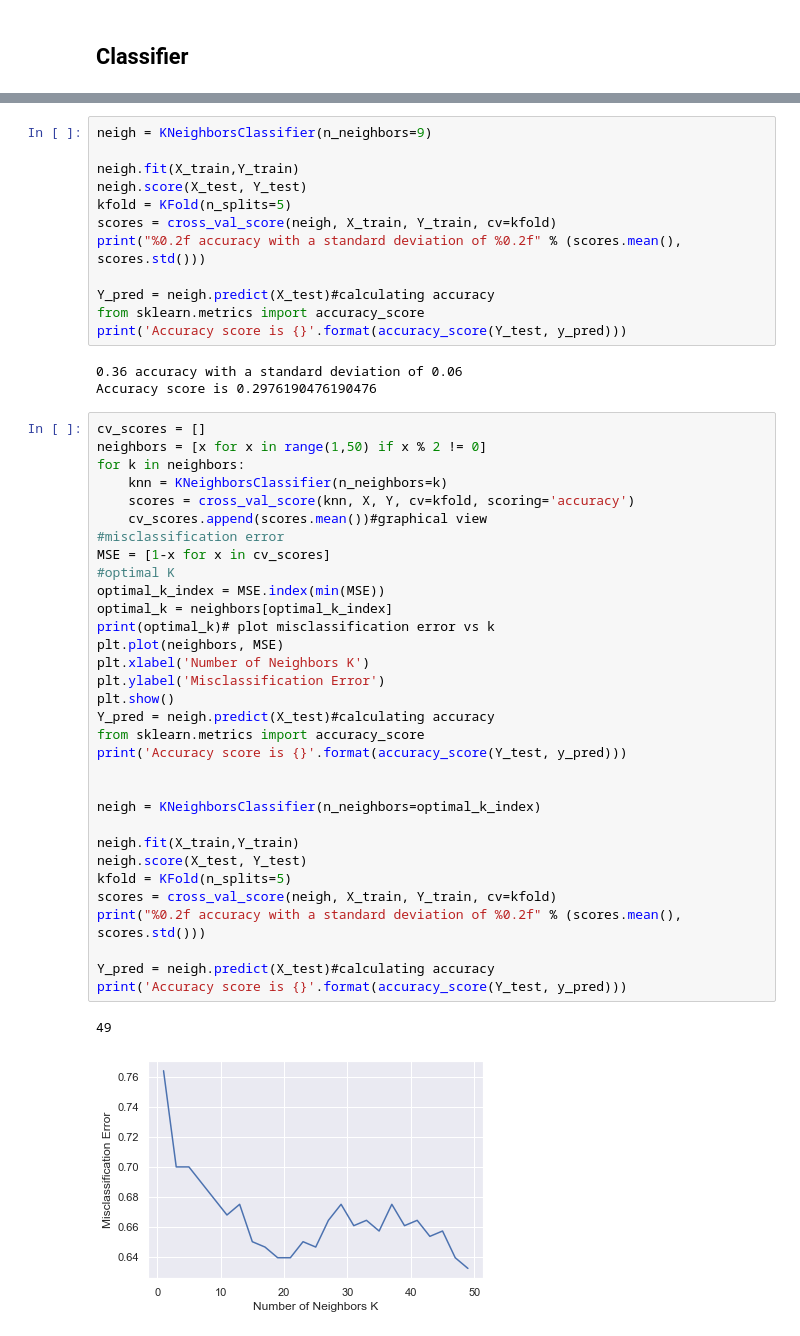
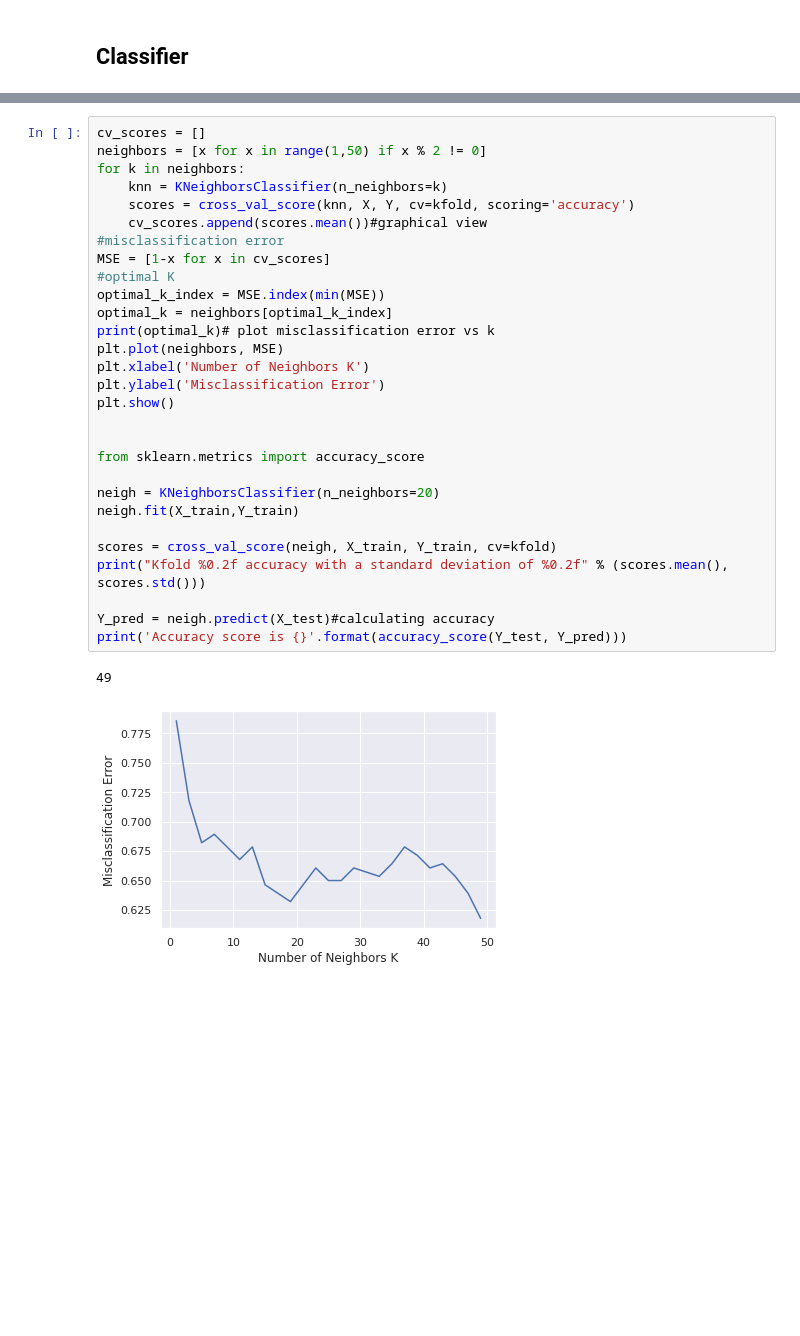
Before and after one commit to wolfbrr/DMT-2022-114, a Jupyter notebook: assignment-basic/assignment-basic.ipynb, the cells around one changed output, grey strips where cells are left out. Drawn from its saved outputs; the diff is of its cells as text; blank space fills up the shorter version.

```diff
--- a/assignment-basic/assignment-basic.ipynb
+++ b/assignment-basic/assignment-basic.ipynb
@@ -312,50 +309,32 @@ X_train, X_test, Y_train, Y_test = train_test_split(X, Y, test_size=0.3, random_
-# %%
-neigh = KNeighborsClassifier(n_neighbors=9)
-
-neigh.fit(X_train,Y_train)
-neigh.score(X_test, Y_test)
-kfold = KFold(n_splits=5)
-scores = cross_val_score(neigh, X_train, Y_train, cv=kfold)
-print("%0.2f accuracy with a standard deviation of %0.2f" % (scores.mean(), scores.std()))
-
-Y_pred = neigh.predict(X_test)#calculating accuracy
-from sklearn.metrics import accuracy_score
-print('Accuracy score is {}'.format(accuracy_score(Y_test, y_pred)))
-# %% [output]
-0.36 accuracy with a standard deviation of 0.06
-Accuracy score is 0.2976190476190476
 # %%
 cv_scores = []
 neighbors = [x for x in range(1,50) if x % 2 != 0]
 for k in neighbors:
     knn = KNeighborsClassifier(n_neighbors=k)
     scores = cross_val_score(knn, X, Y, cv=kfold, scoring='accuracy')
     cv_scores.append(scores.mean())#graphical view
 #misclassification error
 MSE = [1-x for x in cv_scores]
 #optimal K
 optimal_k_index = MSE.index(min(MSE))
 optimal_k = neighbors[optimal_k_index]
 print(optimal_k)# plot misclassification error vs k
 plt.plot(neighbors, MSE)
 plt.xlabel('Number of Neighbors K')
 plt.ylabel('Misclassification Error')
 plt.show()
-Y_pred = neigh.predict(X_test)#calculating accuracy
-from sklearn.metrics import accuracy_score
-print('Accuracy score is {}'.format(accuracy_score(Y_test, y_pred)))
 
 
-neigh = KNeighborsClassifier(n_neighbors=optimal_k_index)
+from sklearn.metrics import accuracy_score
 
+neigh = KNeighborsClassifier(n_neighbors=20)
 neigh.fit(X_train,Y_train)
-neigh.score(X_test, Y_test)
-kfold = KFold(n_splits=5)
+
 scores = cross_val_score(neigh, X_train, Y_train, cv=kfold)
-print("%0.2f accuracy with a standard deviation of %0.2f" % (scores.mean(), scores.std()))
+print("Kfold %0.2f accuracy with a standard deviation of %0.2f" % (scores.mean(), scores.std()))
 
 Y_pred = neigh.predict(X_test)#calculating accuracy
-print('Accuracy score is {}'.format(accuracy_score(Y_test, y_pred)))
+print('Accuracy score is {}'.format(accuracy_score(Y_test, Y_pred)))
 # %% [output]
 49
-[figure, old version]
+[figure, new version]
```
Also changed, not shown: parts of 12 cells of this notebook, 7 other files.
